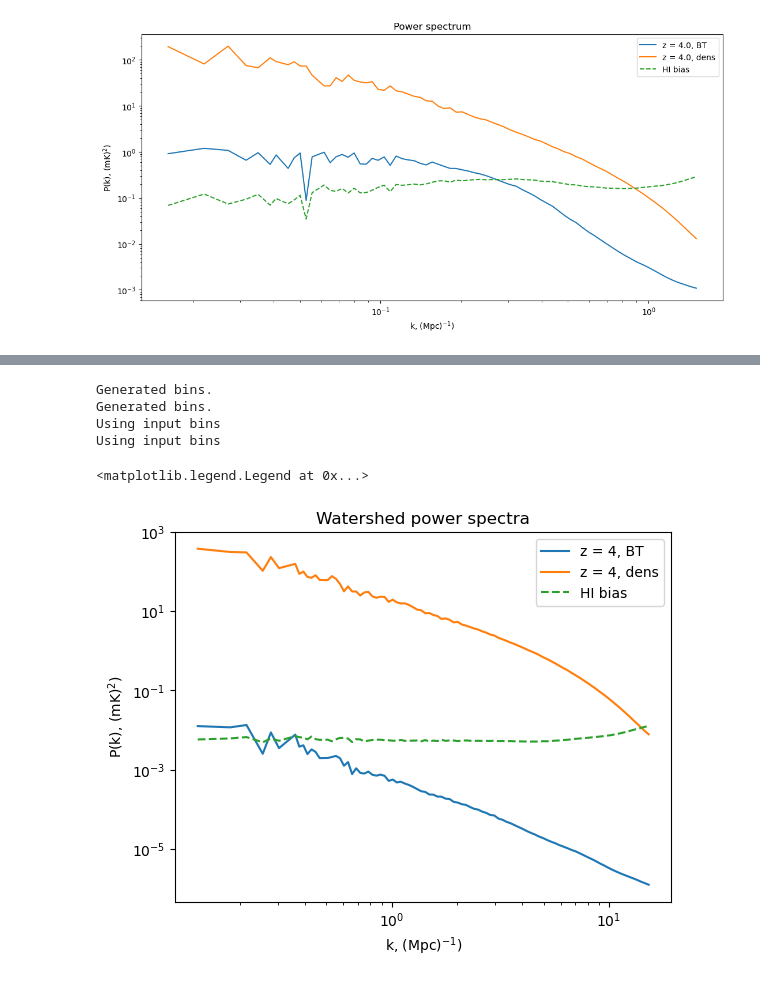
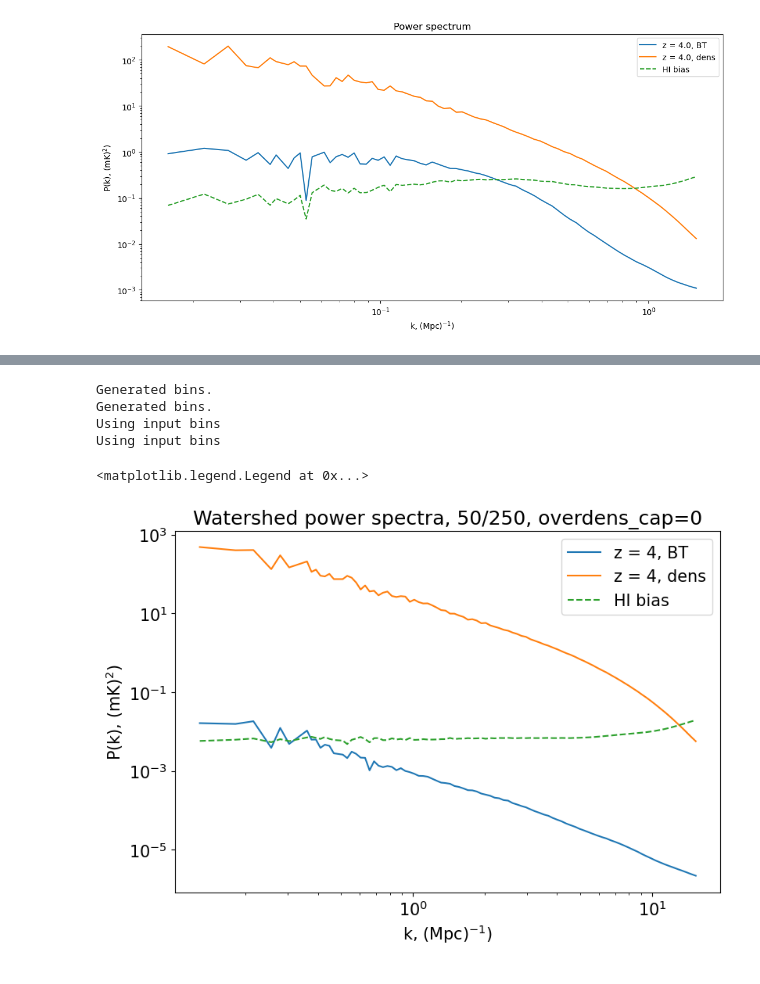
Before and after one commit to raxquax123/postEoR, a Jupyter notebook: examples.ipynb, the cells around one changed output, grey strips where cells are left out. Cells and saved outputs as stored; diff of their text form; code cells hidden in the pictures.

```diff
--- a/examples.ipynb
+++ b/examples.ipynb
@@ -56,0 +77,6 @@ cone.plot_slice(field="BT", vmax=0.005)
+# %%
+import matplotlib.pyplot as plt
+plt.rcParams['figure.figsize'] = [9, 6]
+box.gen_hmf(title="New iterative halo finder, 50/250, overdens_cap=0", set_bins=True)
+plt.ylim(1e-7, 1e1)
+plt.xlim(left=5e8,right=1e12)
@@ -79,4 +128,4 @@ The default halo finder is an iterative for/if loop that pushes overdensities to
 However, there is also the option of using a watershed-based halo finder. This takes significantly more time to compute, but may result in more accurate halos.
 # %%
-box = gen.generate_box(4, 250, 50, use_watershed=True)
+box = gen.generate_box(6, 250, 50, use_watershed=True, overdens_cap=0)
 # %% [output]
@@ -109,15 +157,15 @@ box.gen_hmf(title="Watershed, 50/250, z=4")
 # %%
 box.get_PS("BT", color="tab:blue")
-box.get_PS("dens", color="tab:orange", title="Watershed power spectra")
+box.get_PS("dens", color="tab:orange", title="Watershed power spectra, 50/250, overdens_cap=0")
 k, bias = box.get_bias()
 import matplotlib.pyplot as plt
 plt.plot(k, bias, color="tab:green", linestyle="--", label="HI bias")
 plt.legend()
 # %% [output]
 Generated bins.
 Generated bins.
 Using input bins
 Using input bins
 <matplotlib.legend.Legend at 0x...>
-[figure, old version]
+[figure, new version]
 # %%
```
Also changed, not shown: parts of 12 cells of this notebook, 5 other files.
